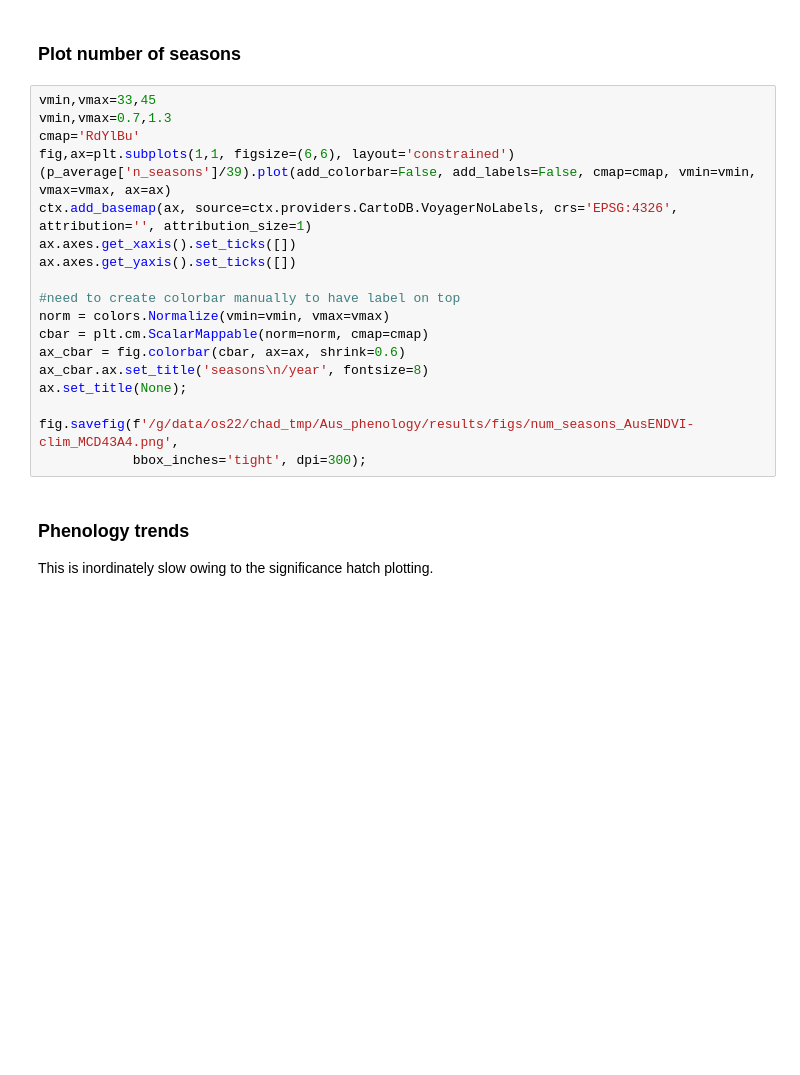
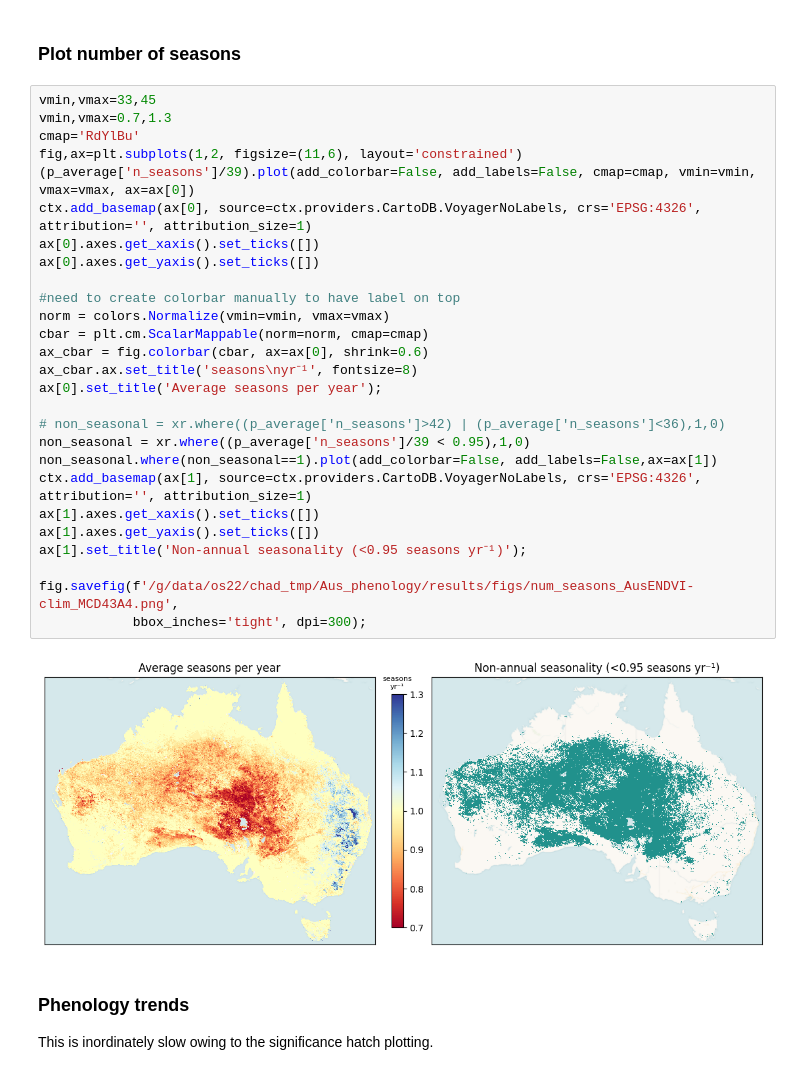
Before and after one commit to cbur24/Aus_phenology, a Jupyter notebook: notebooks/3_Summarise_perpixel_phenology.ipynb, the cells around one changed output. Cells and saved outputs as stored; diff of their text form; blank space fills up the shorter version.

```diff
--- a/notebooks/3_Summarise_perpixel_phenology.ipynb
+++ b/notebooks/3_Summarise_perpixel_phenology.ipynb
@@ -85,22 +95,32 @@ fig.savefig(f'/g/data/os22/chad_tmp/Aus_phenology/results/figs/average_phenometr
 # %%
 vmin,vmax=33,45
 vmin,vmax=0.7,1.3
 cmap='RdYlBu'
-fig,ax=plt.subplots(1,1, figsize=(6,6), layout='constrained')
-(p_average['n_seasons']/39).plot(add_colorbar=False, add_labels=False, cmap=cmap, vmin=vmin, vmax=vmax, ax=ax)
-ctx.add_basemap(ax, source=ctx.providers.CartoDB.VoyagerNoLabels, crs='EPSG:4326', attribution='', attribution_size=1)
-ax.axes.get_xaxis().set_ticks([])
-ax.axes.get_yaxis().set_ticks([])
+fig,ax=plt.subplots(1,2, figsize=(11,6), layout='constrained')
+(p_average['n_seasons']/39).plot(add_colorbar=False, add_labels=False, cmap=cmap, vmin=vmin, vmax=vmax, ax=ax[0])
+ctx.add_basemap(ax[0], source=ctx.providers.CartoDB.VoyagerNoLabels, crs='EPSG:4326', attribution='', attribution_size=1)
+ax[0].axes.get_xaxis().set_ticks([])
+ax[0].axes.get_yaxis().set_ticks([])
 
 #need to create colorbar manually to have label on top
 norm = colors.Normalize(vmin=vmin, vmax=vmax)
 cbar = plt.cm.ScalarMappable(norm=norm, cmap=cmap)
-ax_cbar = fig.colorbar(cbar, ax=ax, shrink=0.6)
-ax_cbar.ax.set_title('seasons\n/year', fontsize=8)
-ax.set_title(None);
+ax_cbar = fig.colorbar(cbar, ax=ax[0], shrink=0.6)
+ax_cbar.ax.set_title('seasons\nyr⁻¹', fontsize=8)
+ax[0].set_title('Average seasons per year');
+
+# non_seasonal = xr.where((p_average['n_seasons']>42) | (p_average['n_seasons']<36),1,0)
+non_seasonal = xr.where((p_average['n_seasons']/39 < 0.95),1,0)
+non_seasonal.where(non_seasonal==1).plot(add_colorbar=False, add_labels=False,ax=ax[1])
+ctx.add_basemap(ax[1], source=ctx.providers.CartoDB.VoyagerNoLabels, crs='EPSG:4326', attribution='', attribution_size=1)
+ax[1].axes.get_xaxis().set_ticks([])
+ax[1].axes.get_yaxis().set_ticks([])
+ax[1].set_title('Non-annual seasonality (<0.95 seasons yr⁻¹)');
 
 fig.savefig(f'/g/data/os22/chad_tmp/Aus_phenology/results/figs/num_seasons_AusENDVI-clim_MCD43A4.png',
             bbox_inches='tight', dpi=300);
+# %% [output]
+[figure, added]
 # %% [markdown]
 ### Phenology trends
 
```
Also changed, not shown: parts of 10 cells of this notebook, 9 other files.
